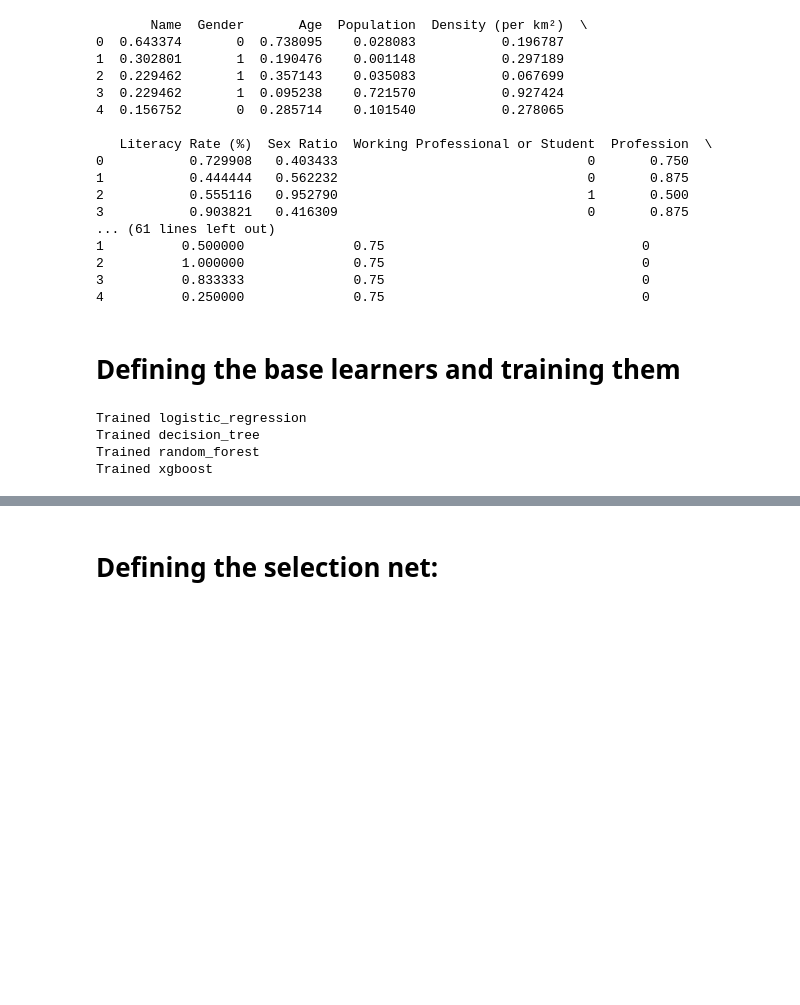
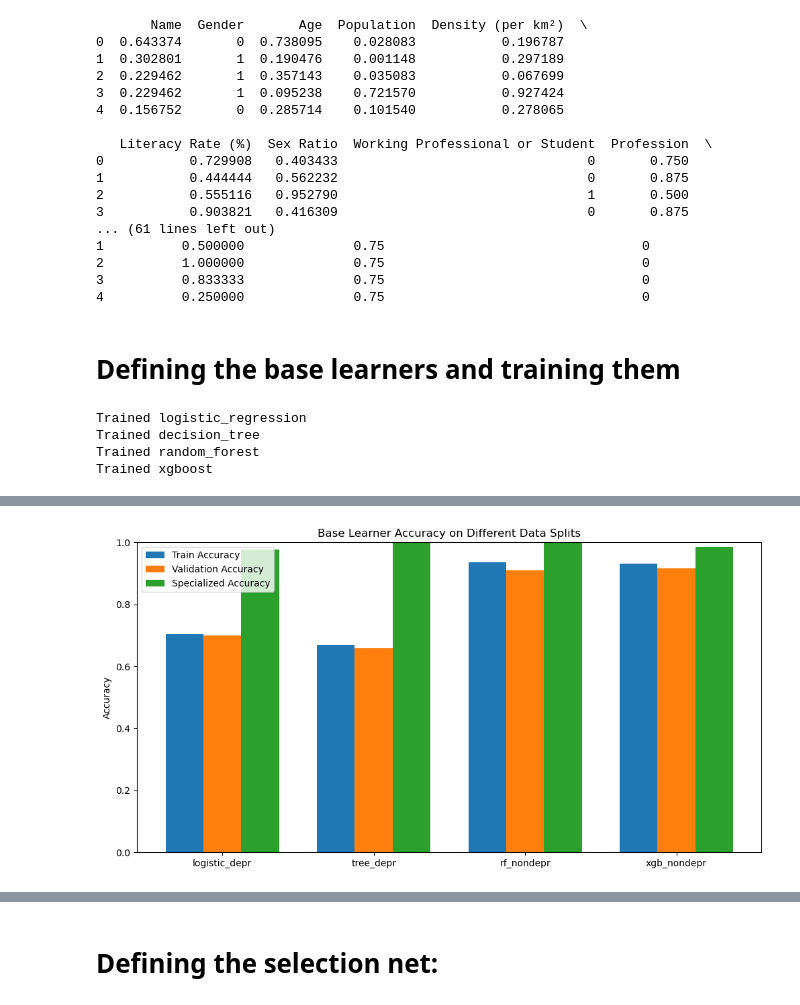
Before and after one commit to Brorby/Competition-Exploring-Mental-Health-Data, a Jupyter notebook: main.ipynb, the cells around one changed output, grey strips where cells are left out. Drawn from its saved outputs; the diff is of its cells as text; code cells hidden in the pictures; blank space fills up the shorter version.

```diff
--- a/main.ipynb
+++ b/main.ipynb
@@ -998,0 +1086,12 @@ Trained xgboost
+# %%
+# Train models for the depressed group
+specialized_learners["logistic_depr"].fit(X_special_depr, y_special_depr)
+print("Trained logistic_depr")
+specialized_learners["tree_depr"].fit(X_special_depr, y_special_depr)
+print("Trained tree_depr")
+
+# Train models for the non-depressed group
+specialized_learners["rf_nondepr"].fit(X_special_non_depr, y_special_non_depr)
+print("Trained rf_nondepr")
+specialized_learners["xgb_nondepr"].fit(X_special_non_depr, y_special_non_depr)
+print("Trained xgb_nondepr")
@@ -998,0 +1103,83 @@ Trained xgboost
+# %%
+import numpy as np
+import matplotlib.pyplot as plt
+from sklearn.metrics import accuracy_score, f1_score, confusion_matrix
+
+def evaluate_model(model, X, y):
+    """
+    Evaluates a given base learner on data (X, y).
+    Returns accuracy, weighted F1 score, and confusion matrix.
+    """
+    # Get predicted class labels
+    y_pred = model.predict(X)
+    acc = accuracy_score(y, y_pred)
+    f1 = f1_score(y, y_pred, average='weighted')
+    cm = confusion_matrix(y, y_pred)
+    return acc, f1, cm
+
+# Create an empty dictionary to store evaluation results.
+results = {}  # keys: base learner names; values: dict with metrics for each split
+
+# Iterate over each specialized base learner.
+for name, model in specialized_learners.items():
+    results[name] = {}
+    # Evaluate on overall training data.
+    acc_train, f1_train, cm_train = evaluate_model(model, X_train, y_train)
+    results[name]['train'] = {'accuracy': acc_train, 'f1': f1_train, 'cm': cm_train}
+
+    # Evaluate on overall validation data.
+    acc_val, f1_val, cm_val = evaluate_model(model, X_val, y_val)
+    results[name]['val'] = {'accuracy': acc_val, 'f1': f1_val, 'cm': cm_val}
+
+    # Evaluate on specialized data:
+    # For learners specialized for depressed samples:
+    if name.endswith('_depr'):
+        acc_spec, f1_spec, cm_spec = evaluate_model(model, X_special_depr, y_special_depr)
+    # For learners specialized for non-depressed samples:
+    elif name.endswith('_nondepr'):
+        acc_spec, f1_spec, cm_spec = evaluate_model(model, X_special_non_depr, y_special_non_depr)
+    else:
+        acc_spec, f1_spec, cm_spec = None, None, None
+    results[name]['spec'] = {'accuracy': acc_spec, 'f1': f1_spec, 'cm': cm_spec}
+
+# Plotting: Compare accuracy across splits for each base learner.
+learner_names = list(results.keys())
+train_acc = [results[name]['train']['accuracy'] for name in learner_names]
+val_acc   = [results[name]['val']['accuracy']   for name in learner_names]
+spec_acc  = [results[name]['spec']['accuracy']  for name in learner_names]
+
+x = np.arange(len(learner_names))  # label locations
+width = 0.25
+
+fig, ax = plt.subplots(figsize=(12, 6))
+rects1 = ax.bar(x - width, train_acc, width, label='Train Accuracy')
+rects2 = ax.bar(x, val_acc, width, label='Validation Accuracy')
+rects3 = ax.bar(x + width, spec_acc, width, label='Specialized Accuracy')
+
+ax.set_ylabel('Accuracy')
+ax.set_title('Base Learner Accuracy on Different Data Splits')
+ax.set_xticks(x)
+ax.set_xticklabels(learner_names)
+ax.legend()
+ax.set_ylim([0, 1])
+plt.show()
+
+# Plotting: Compare weighted F1 score.
+train_f1 = [results[name]['train']['f1'] for name in learner_names]
+val_f1   = [results[name]['val']['f1']   for name in learner_names]
+spec_f1  = [results[name]['spec']['f1']  for name in learner_names]
+
+fig, ax = plt.subplots(figsize=(12, 6))
+rects1 = ax.bar(x - width, train_f1, width, label='Train F1')
+rects2 = ax.bar(x, val_f1, width, label='Validation F1')
+rects3 = ax.bar(x + width, spec_f1, width, label='Specialized F1')
+
+ax.set_ylabel('Weighted F1 Score')
+ax.set_title('Base Learner F1 Score on Different Data Splits')
+ax.set_xticks(x)
+ax.set_xticklabels(learner_names)
+ax.legend()
+ax.set_ylim([0, 1])
+plt.show()
+# %% [output]
+[figure, added]
```
Also changed, not shown: parts of 9 cells of this notebook.
